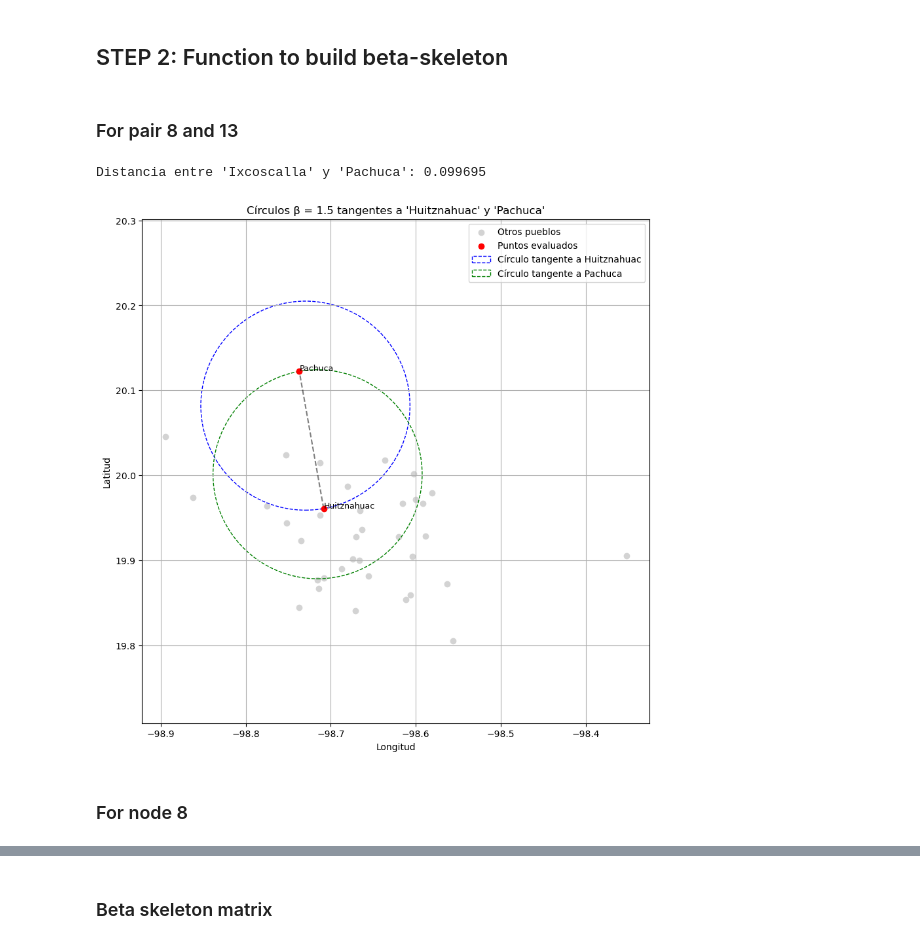
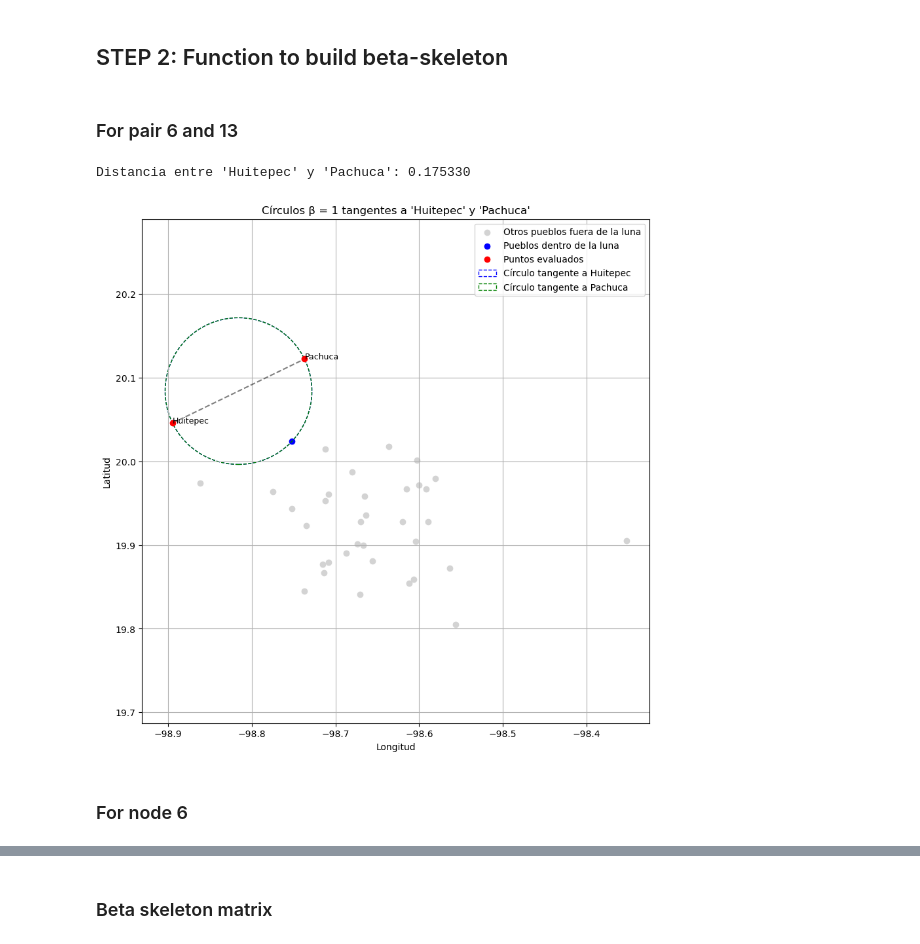
Before and after one commit to SaraLuzVC/Tesis-ITAM, a Jupyter notebook: Notebooks/ejercicio_paper.ipynb, the cells around one changed output, grey strips where cells are left out. Cells and saved outputs as stored; diff of their text form; code cells hidden in the pictures.

```diff
--- a/Notebooks/ejercicio_paper.ipynb
+++ b/Notebooks/ejercicio_paper.ipynb
@@ -106,19 +106,19 @@ plot_points(coords, names)
 # %% [markdown]
 ## STEP 2: Function to build beta-skeleton
 # %% [markdown]
-### For pair 8 and 13
+### For pair 6 and 13
 # %%
 import numpy as np
 
 # Extraer las coordenadas de los puntos
-p1 = coords[8]
+p1 = coords[6]
 p2 = coords[13]
 
 # Calcular la distancia euclidiana
 d = np.linalg.norm(p1 - p2)
-print(f"Distancia entre '{names[8]}' y '{names[13]}': {d:.6f}")
+print(f"Distancia entre '{names[6]}' y '{names[13]}': {d:.6f}")
 # %% [output]
-Distancia entre 'Ixcoscalla' y 'Pachuca': 0.099695
+Distancia entre 'Huitepec' y 'Pachuca': 0.175330
 # %%
 import matplotlib.pyplot as plt
 from matplotlib.patches import Circle
@@ -172,10 +186,10 @@ def plot_beta_tangent_circles(coords, names, i=7, j=13, beta=1.0):
     plt.show()
 # %%
-plot_beta_tangent_circles(coords, names, i=7, j=13, beta=1.5)
+plot_beta_tangent_circles(coords, names, i=6, j=13, beta=1)
 # %% [output]
-[figure, old version]
+[figure, new version]
 # %% [markdown]
-### For node 8
+### For node 6
 # %%
 import matplotlib.pyplot as plt
 from matplotlib.patches import Circle
```
Also changed, not shown: parts of 4 cells of this notebook, 1 other file.
